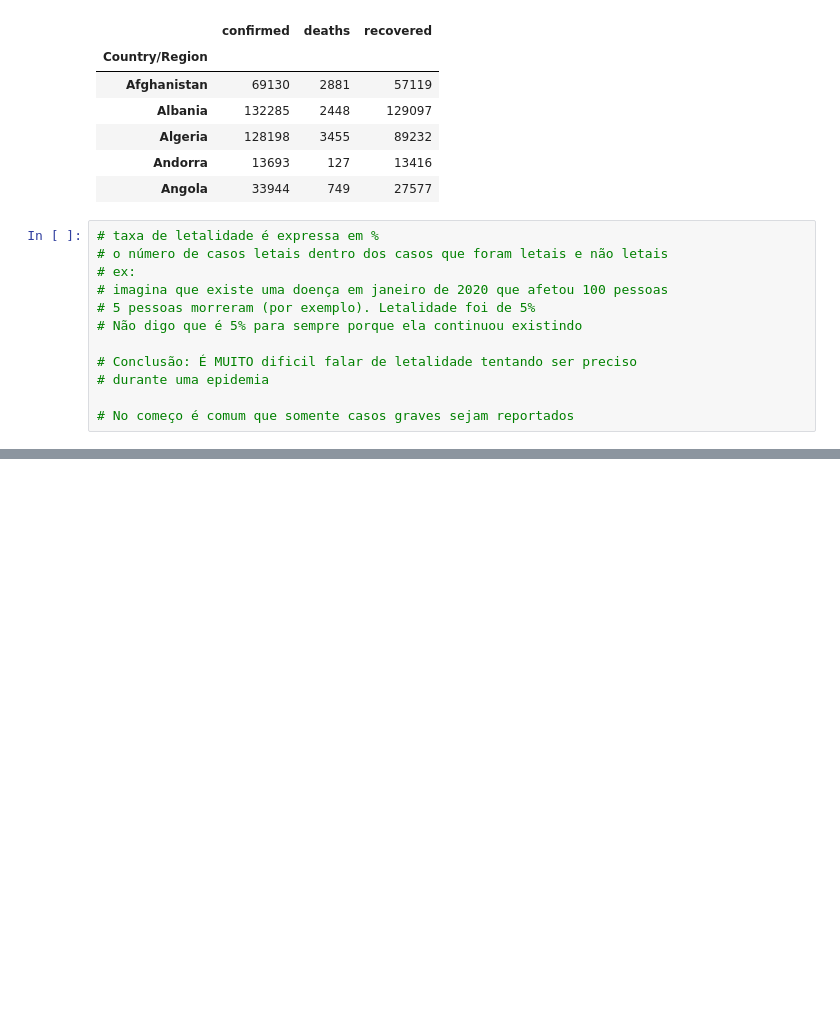
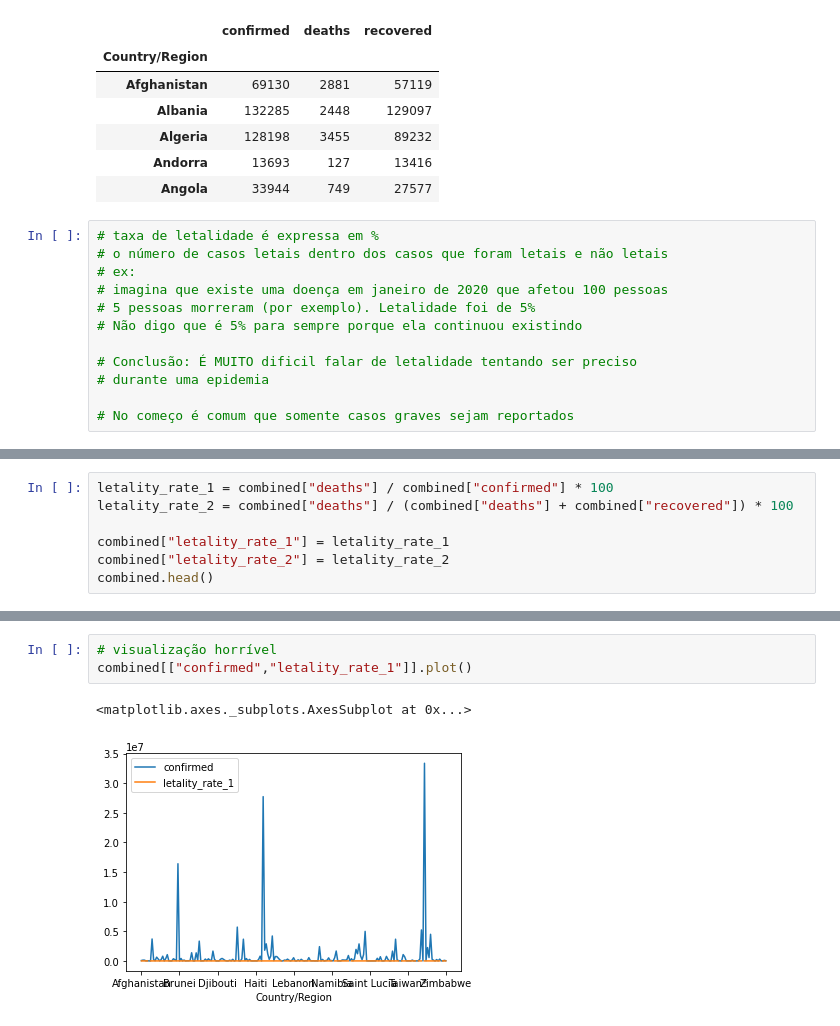
Before and after one commit to Gleis0nLemos/Data-Science-e-Sa-de, a Jupyter notebook: Data_Science_e_Saude.ipynb, the cells around one changed output, grey strips where cells are left out. Cells and saved outputs as stored; diff of their text form; blank space fills up the shorter version.

Commit message:
Histogramas e resumindo informações

```diff
--- a/Data_Science_e_Saude.ipynb
+++ b/Data_Science_e_Saude.ipynb
@@ -350,0 +354,7 @@ print(letality_rate_1 * 100)
+# %%
+letality_rate_1 = combined["deaths"] / combined["confirmed"] * 100
+letality_rate_2 = combined["deaths"] / (combined["deaths"] + combined["recovered"]) * 100
+
+combined["letality_rate_1"] = letality_rate_1
+combined["letality_rate_2"] = letality_rate_2
+combined.head()
@@ -350,0 +384,6 @@ print(letality_rate_1 * 100)
+# %%
+# visualização horrível
+combined[["confirmed","letality_rate_1"]].plot()
+# %% [output]
+<matplotlib.axes._subplots.AxesSubplot at 0x...>
+[figure, added]
```
Also changed, not shown: parts of 12 cells of this notebook, 1 other file.
